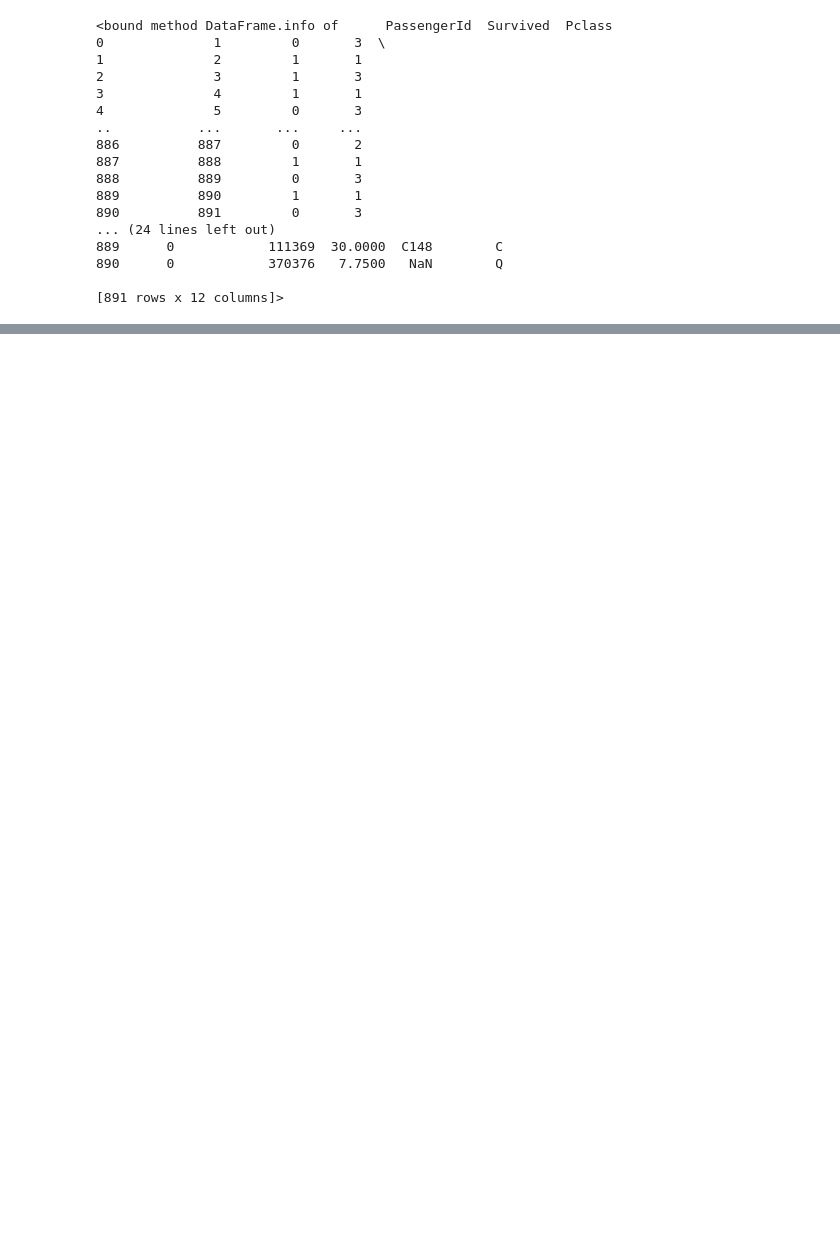
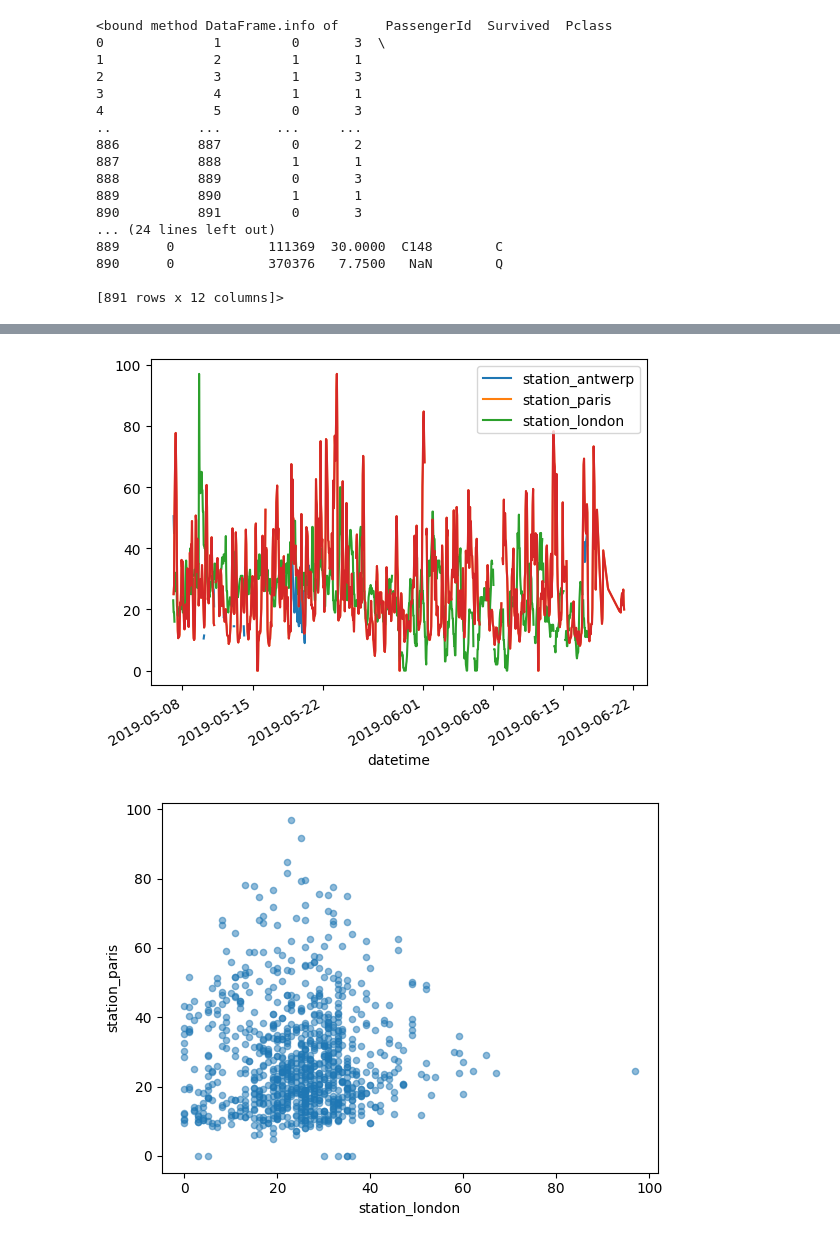
Before and after one commit to rene-marquez/MAIN, a Jupyter notebook: first pandas notebook.ipynb, the cells around one changed output, grey strips where cells are left out. Saved outputs shown, nothing was run; the diff lists cells and outputs as text; code cells hidden in the pictures; blank space fills up the shorter version.

Commit message:
agregando libreria matplotlib

```diff
--- a/first pandas notebook.ipynb
+++ b/first pandas notebook.ipynb
@@ -266,0 +251,15 @@ r5   pandas  24000   60days      2000
+# %%
+#Creando graficas
+import pandas as pd
+#! pip install matplotlib
+import matplotlib.pyplot as plt
+air_quality = pd.read_csv("air_quality_no2.csv", index_col=0, parse_dates=True)
+air_quality.head()
+air_quality.plot()
+air_quality["station_paris"].plot()
+plt.show()
+air_quality.plot.scatter(x="station_london", y="station_paris", alpha=0.5)
+plt.show()
+# %% [output]
+[figure, added]
+[figure, added]
```
Also changed, not shown: parts of 6 cells of this notebook, 3 other files.
